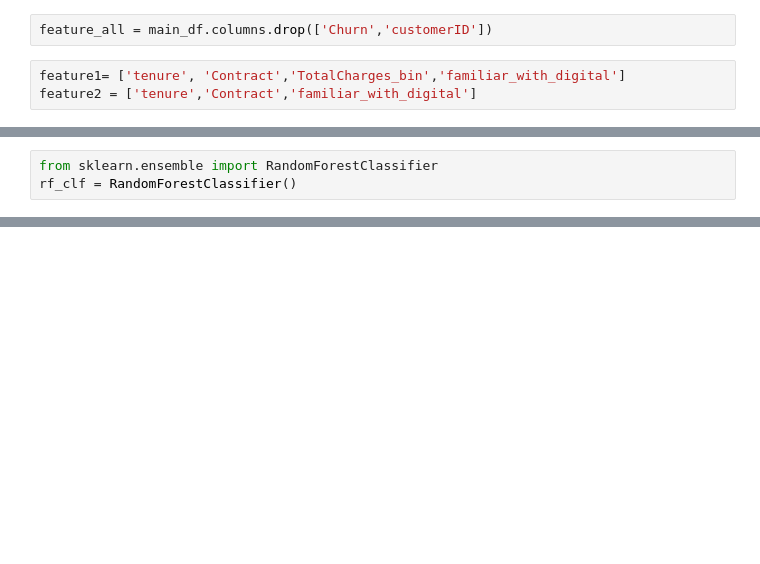
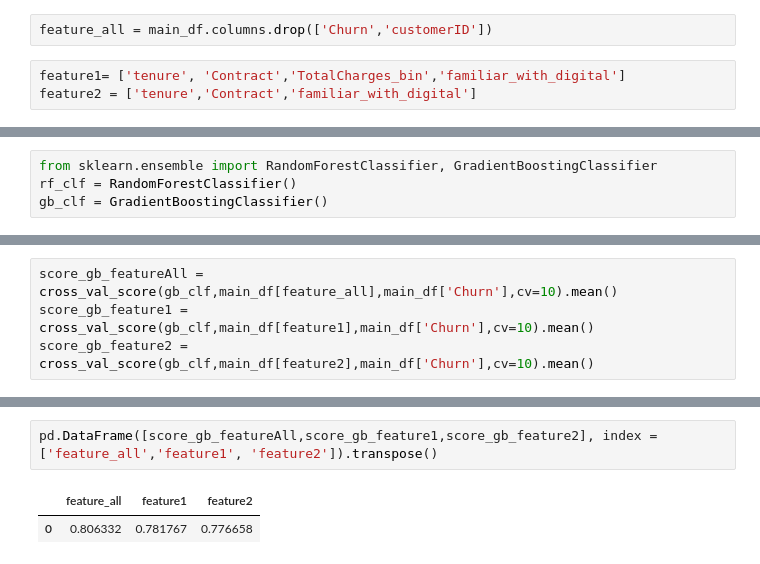
Before and after one commit to PingPingE/Kaggle-Telco_customer_churn, a Jupyter notebook: telco-customer-churn.ipynb, the cells around one changed output, grey strips where cells are left out. Saved outputs shown, nothing was run; the diff lists cells and outputs as text; blank space fills up the shorter version.

Commit message:
apply to Randomforest and GradientBoosting

```diff
--- a/telco-customer-churn.ipynb
+++ b/telco-customer-churn.ipynb
@@ -625,3 +639,4 @@ feature2 = ['tenure','Contract','familiar_with_digital']
 # %%
-from sklearn.ensemble import RandomForestClassifier
+from sklearn.ensemble import RandomForestClassifier, GradientBoostingClassifier
 rf_clf = RandomForestClassifier()
+gb_clf = GradientBoostingClassifier()
@@ -666,0 +648,4 @@ score_feature2
+# %%
+score_gb_featureAll = cross_val_score(gb_clf,main_df[feature_all],main_df['Churn'],cv=10).mean()
+score_gb_feature1 = cross_val_score(gb_clf,main_df[feature1],main_df['Churn'],cv=10).mean()
+score_gb_feature2 = cross_val_score(gb_clf,main_df[feature2],main_df['Churn'],cv=10).mean()
@@ -666,0 +657,5 @@ score_feature2
+# %%
+pd.DataFrame([score_gb_featureAll,score_gb_feature1,score_gb_feature2], index =['feature_all','feature1', 'feature2']).transpose()
+# %% [output]
+|  | feature_all | feature1 | feature2 |
+| 0 | 0.806332 | 0.781767 | 0.776658 |
```
Also changed, not shown: parts of 16 cells of this notebook.
